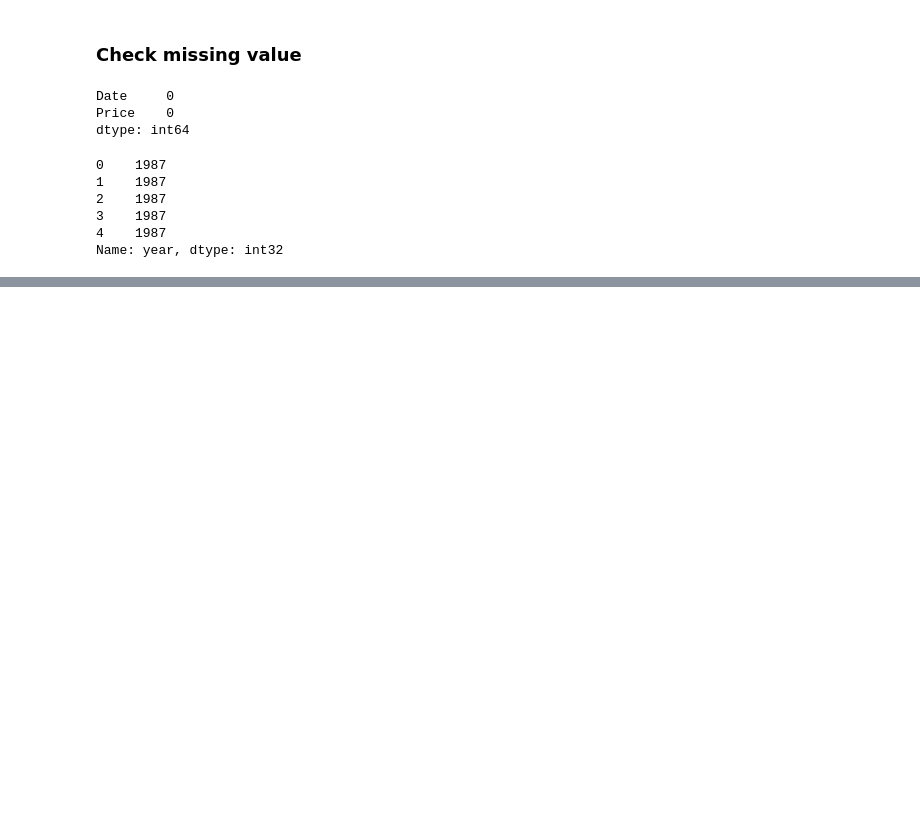
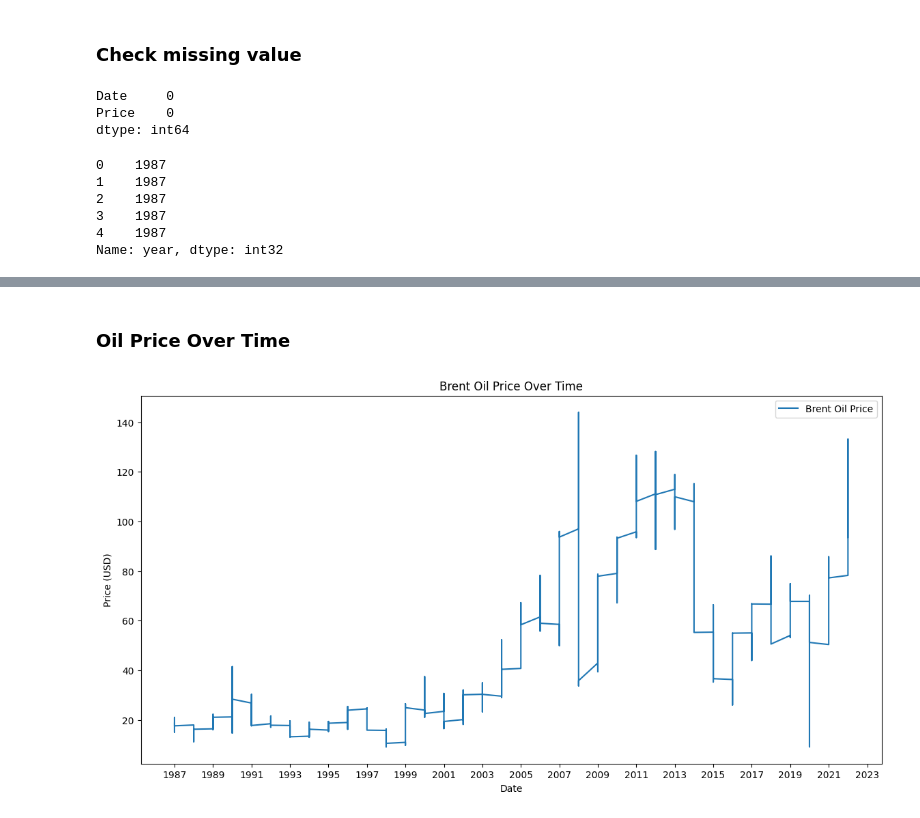
Before and after one commit to hanaDemma/Change_point_analysis_and_statistical_modelling-, a Jupyter notebook: notebooks/changePointAnalyisis.ipynb, the cells around one changed output, grey strips where cells are left out. Drawn from its saved outputs; the diff is of its cells as text; code cells hidden in the pictures; blank space fills up the shorter version.

Commit message:
Oil Price Over Time

```diff
--- a/notebooks/changePointAnalyisis.ipynb
+++ b/notebooks/changePointAnalyisis.ipynb
@@ -96,0 +113,2 @@ Name: year, dtype: int32
+# %%
+data['Date'] = pd.to_datetime(data['Date'])
@@ -96,0 +129,7 @@ Name: year, dtype: int32
+# %% [markdown]
+### Oil Price Over Time
+# %%
+from scripts.plot import priceOverTime
+priceOverTime(data)
+# %% [output]
+[figure, added]
```
Also changed, not shown: parts of 3 cells of this notebook, 1 other file.
